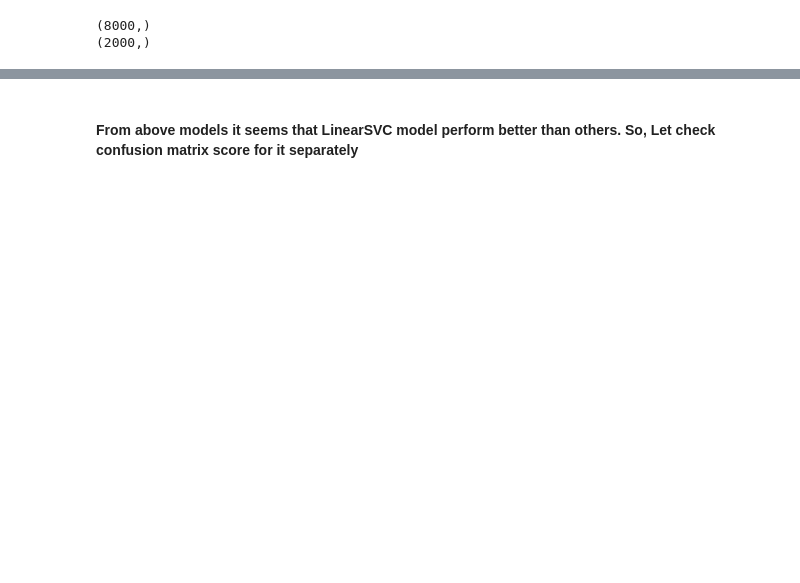
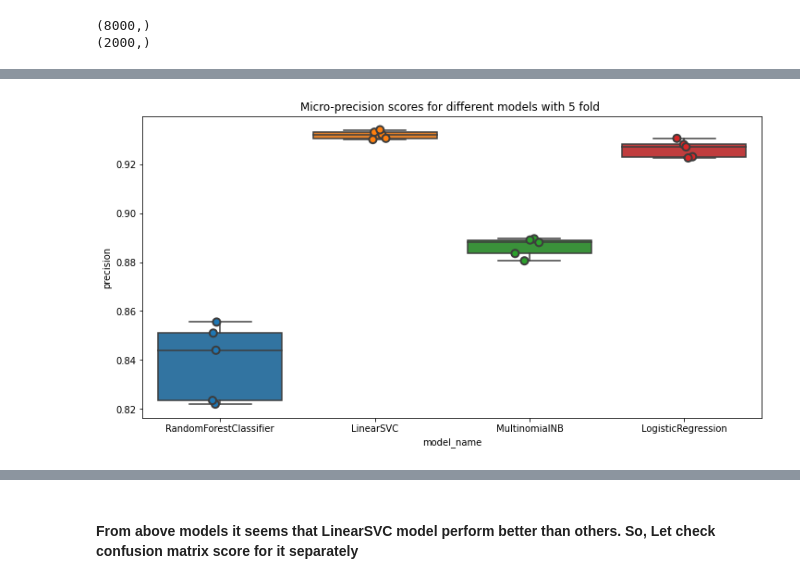
Before and after one commit to Renuk9390/Patent_Sentiment_Analysis, a Jupyter notebook: Jupyter notebook/ML_models.ipynb, the cells around one changed output, grey strips where cells are left out. Cells and saved outputs as stored; diff of their text form; code cells hidden in the pictures; blank space fills up the shorter version.

```diff
--- a/Jupyter notebook/ML_models.ipynb
+++ b/Jupyter notebook/ML_models.ipynb
@@ -104,0 +138,10 @@ plt.show()
+# %%
+# Plotting Micro precision score for these different models
+fig, ax = plt.subplots(figsize=(12, 6))
+sns.boxplot(x='model_name', y='precision', data=kf_df)
+sns.stripplot(x='model_name', y='precision', data=kf_df,
+              size=8, jitter=True, edgecolor="gray", linewidth=2)
+plt.title('Micro-precision scores for different models with {n} fold '.format(n = n_splits))
+plt.show()
+# %% [output]
+[figure, added]
```
Also changed, not shown: parts of 10 cells of this notebook.
